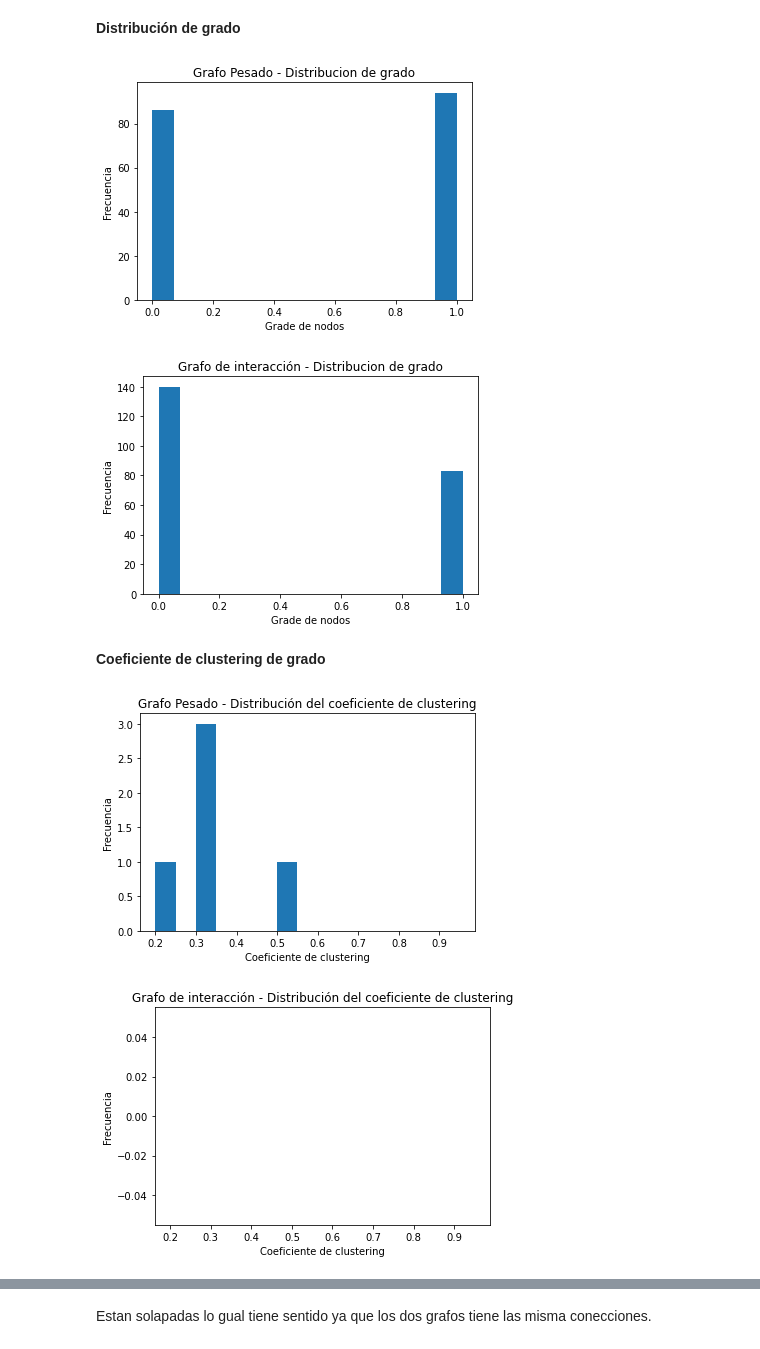
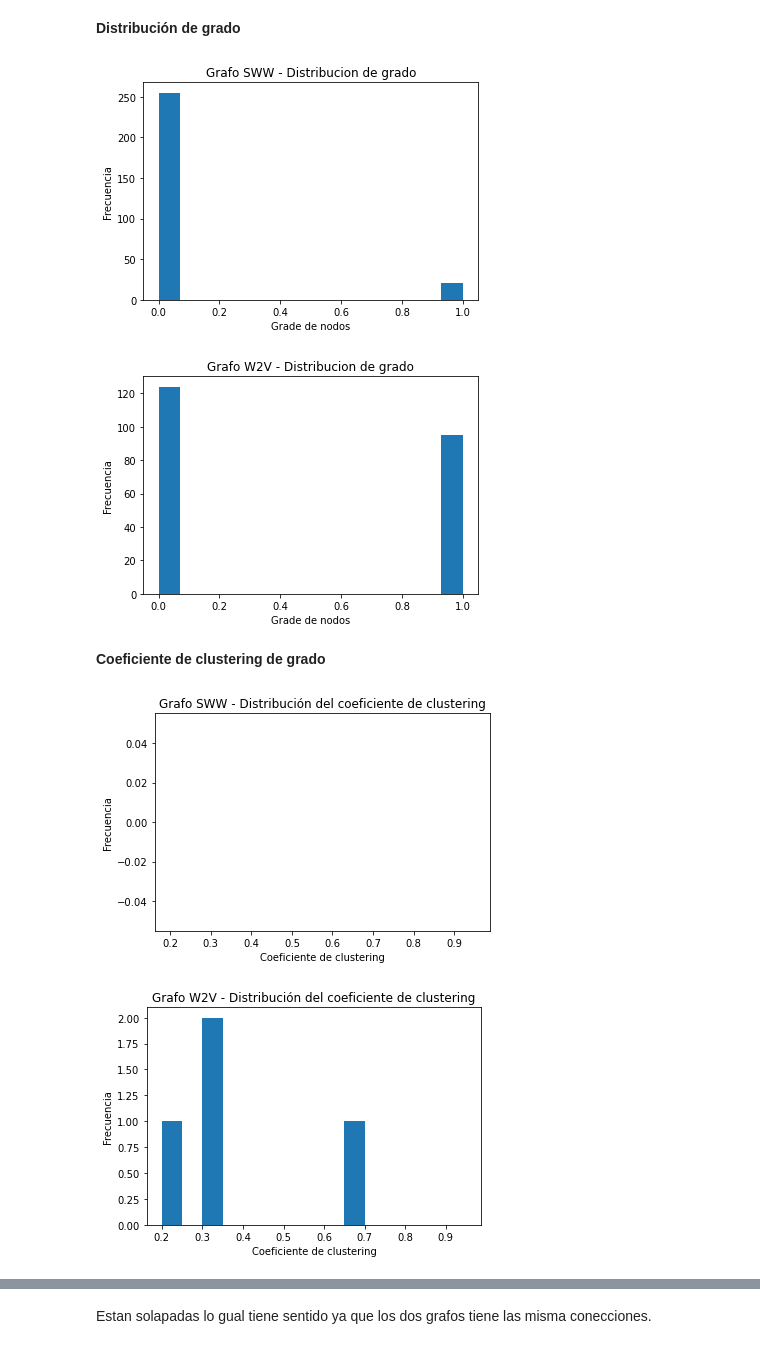
Before and after one commit to magistery-tps/dm-cyt-tp2, a Jupyter notebook: notebooks/analisys.ipynb, the cells around one changed output, grey strips where cells are left out. Drawn from its saved outputs; the diff is of its cells as text; code cells hidden in the pictures.

Commit message:
fix: weight is 1 - cosine distance. Also calculate sww graph

```diff
--- a/notebooks/analisys.ipynb
+++ b/notebooks/analisys.ipynb
@@ -120,8 +125,9 @@ weight_column = '{}_weight'.format(weight_type)
 # %%
-weithed_graph_dataset = dataset[dataset[weight_column] > min_distance] \
-    .pipe(rename_columns, {weight_column: 'weight'}) \
+w2v_graph_dataset = dataset[dataset[w2v_weight_column] > w2v_min_distance] \
+    .pipe(rename_columns, { w2v_weight_column: 'weight' }) \
+    .pipe(select, ['source', 'response', 'weight']) \
     .pipe(plot_frequency, column = 'source') \
     .pipe(plot_frequency, column = 'response')
 
-weithed_graph_dataset.head()
+w2v_graph_dataset.head()
 # %% [output]
@@ -137,16 +144,16 @@ INFO: (863799, 4) --> rename_columns({}) --> (863799, 4)
 # %% [markdown]
 Creamos un grafo pesado:
 # %%
-weighted_graph = nx.from_pandas_edgelist(
-    weithed_graph_dataset,
+w2v_graph = nx.from_pandas_edgelist(
+    w2v_graph_dataset,
     'source',
     'response',
     'weight',
     create_using=nx.Graph()
 )
 
-weighted_graph = graph_subsampling(
-    weighted_graph,
+w2v_graph = graph_subsampling(
+    w2v_graph,
     percent = graph_subsampling_percent
 )
 # %%
@@ -162,10 +169,11 @@ Tiene multiples aristas?  No
 # %% [markdown]
 Creamos un grafo de interaccion, es decir no pesado:
 # %%
-interaction_graph_dataset = dataset[dataset[weight_column] > min_distance] \
-    .pipe(rename_columns, {weight_column: 'weight'}) \
+sww_graph_dataset = dataset[dataset['sww_weight'] > sww_weight_min_distance] \
+    .pipe(rename_columns, { 'sww_weight': 'weight' }) \
+    .pipe(select, ['source', 'response', 'weight']) \
     .pipe(plot_frequency, column = 'source') \
     .pipe(plot_frequency, column = 'response')
 
-interaction_graph_dataset.head()
+sww_graph_dataset.head()
 # %% [output]
@@ -181,13 +190,14 @@ INFO: (863799, 4) --> rename_columns({}) --> (863799, 4)
 # %%
-interaction_graph = nx.from_pandas_edgelist(
-    interaction_graph_dataset,
+sww_graph = nx.from_pandas_edgelist(
+    sww_graph_dataset,
     'source',
     'response',
+    'weight',
     create_using=nx.Graph()
 )
 
-interaction_graph = graph_subsampling(
-    interaction_graph,
+sww_graph = graph_subsampling(
+    sww_graph,
     percent = graph_subsampling_percent
 )
 # %%
@@ -215,16 +227,16 @@ plot_edge_weight_hist(weighted_graph, title='Grafo Pesado')
 # %% [markdown]
 **Distribución de grado**
 # %%
-plot_nodes_degree_hist(weighted_graph, title='Grafo Pesado')
-plot_nodes_degree_hist(interaction_graph, title='Grafo de interacción')
+plot_nodes_degree_hist(sww_graph, title='Grafo SWW')
+plot_nodes_degree_hist(w2v_graph, title='Grafo W2V')
 # %% [output]
-[figure, old version]
+[figure, new version]
-[figure, old version]
+[figure, new version]
 # %% [markdown]
 **Coeficiente de clustering de grado**
 # %%
-plot_clustering_coeficient_hist(weighted_graph, title='Grafo Pesado')
-plot_clustering_coeficient_hist(interaction_graph, title='Grafo de interacción')
+plot_clustering_coeficient_hist(sww_graph, title='Grafo SWW')
+plot_clustering_coeficient_hist(w2v_graph, title='Grafo W2V')
 # %% [output]
-[figure, old version]
+[figure, new version]
-[figure, old version]
+[figure, new version]
```
Also changed, not shown: parts of 17 cells of this notebook, 5 other files.
